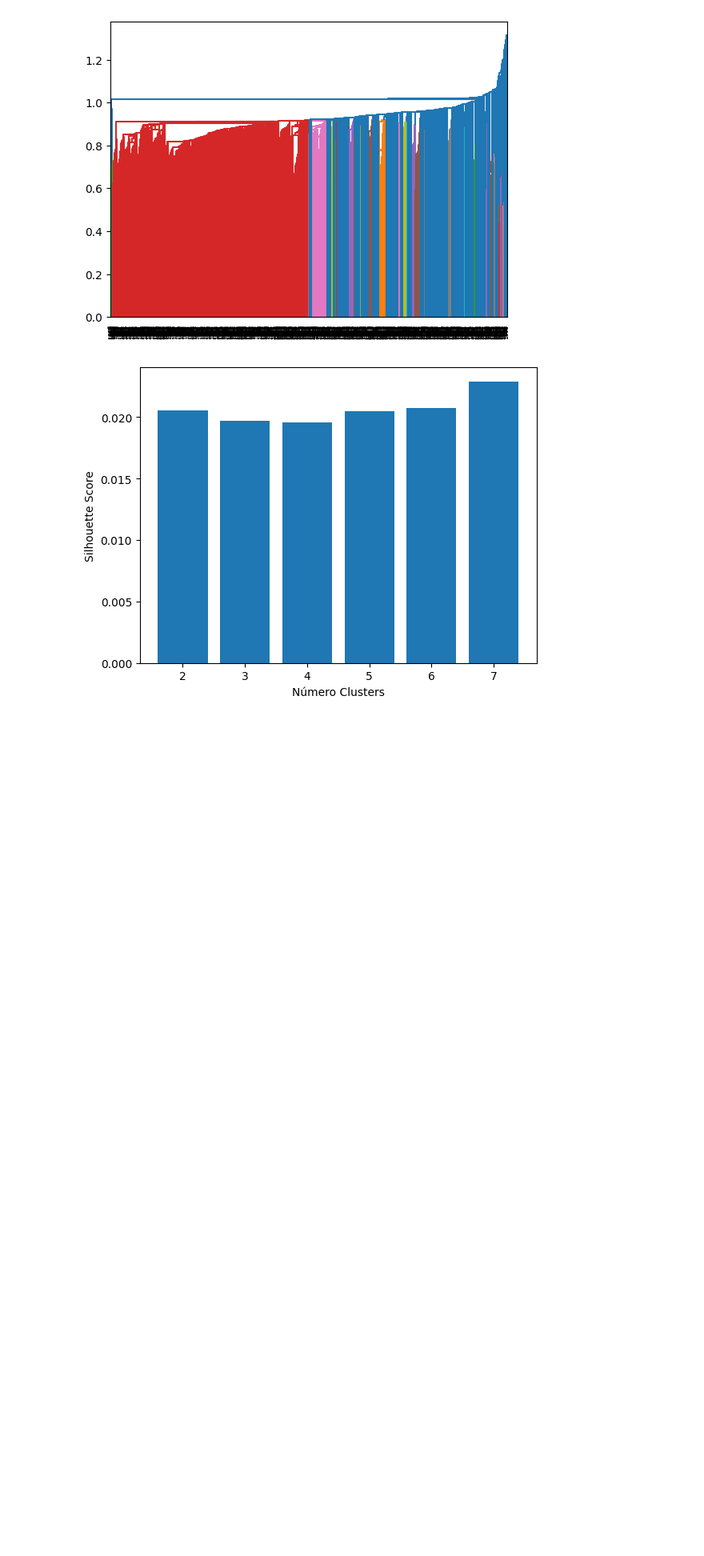
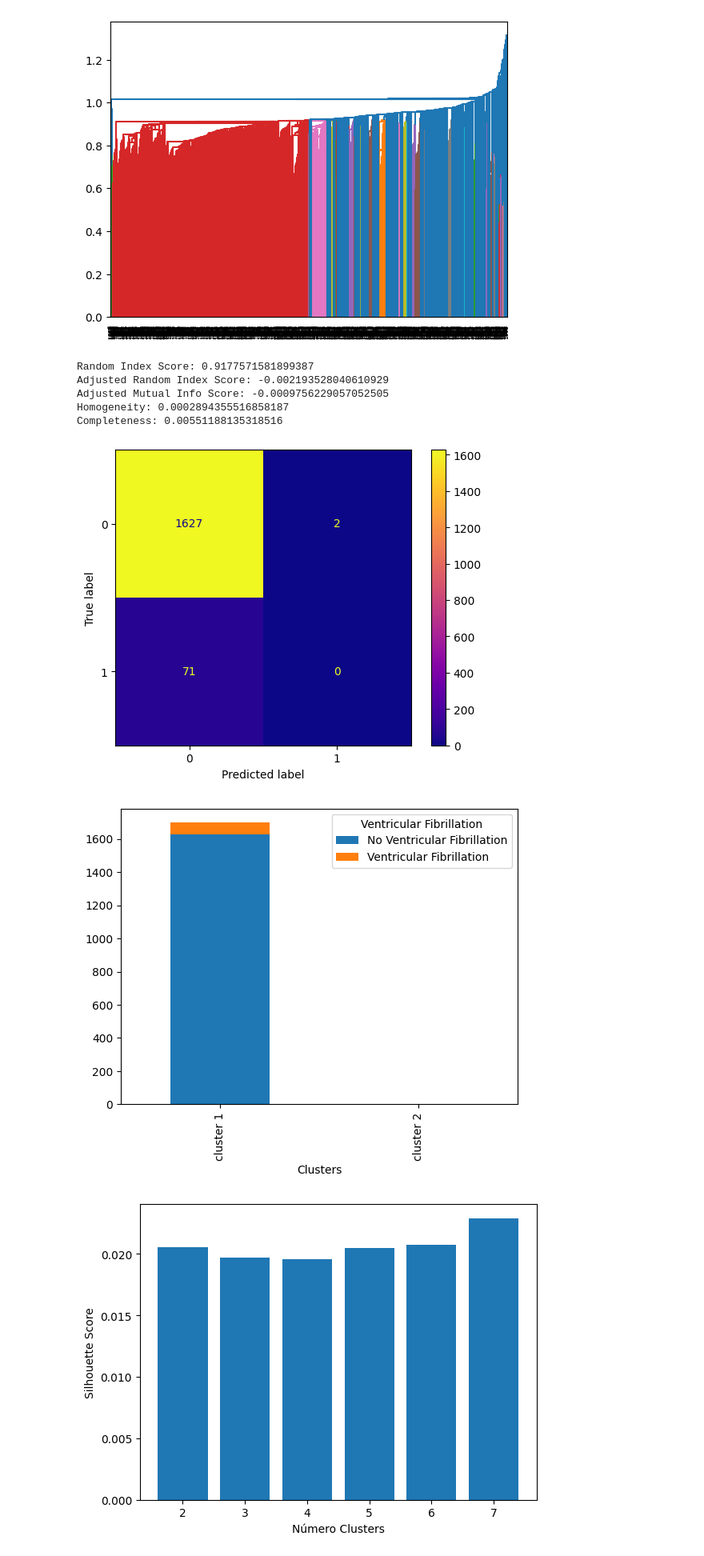
Before and after one commit to nunopcfmarques/Projeto-MEDM, a Jupyter notebook: Métodos_Hierárquicos.ipynb, the cells around one changed output. Shown at 80% size. Saved outputs shown, nothing was run; the diff lists cells and outputs as text; code cells hidden in the pictures; blank space fills up the shorter version.

```diff
--- a/Métodos_Hierárquicos.ipynb
+++ b/Métodos_Hierárquicos.ipynb
@@ -188,6 +232,16 @@ plot_dendrogram(AgglomerativeClustering(distance_threshold=0, n_clusters=None, l
                 )
 # %% [output]
 [figure]
+# %%
+clustering_metrics(normalized_X, 2, linkage="single")
+# %% [output]
+Random Index Score: 0.9177571581899387
+Adjusted Random Index Score: -0.002193528040610929
+Adjusted Mutual Info Score: -0.0009756229057052505
+Homogeneity: 0.0002894355516858187
+Completeness: 0.00551188135318516
+[figure, added]
+[figure, added]
 # %%
 silhouette_score_list(normalized_X, linkage="average")
 # %% [output]
```
Also changed, not shown: parts of 19 cells of this notebook, 1 other file.
